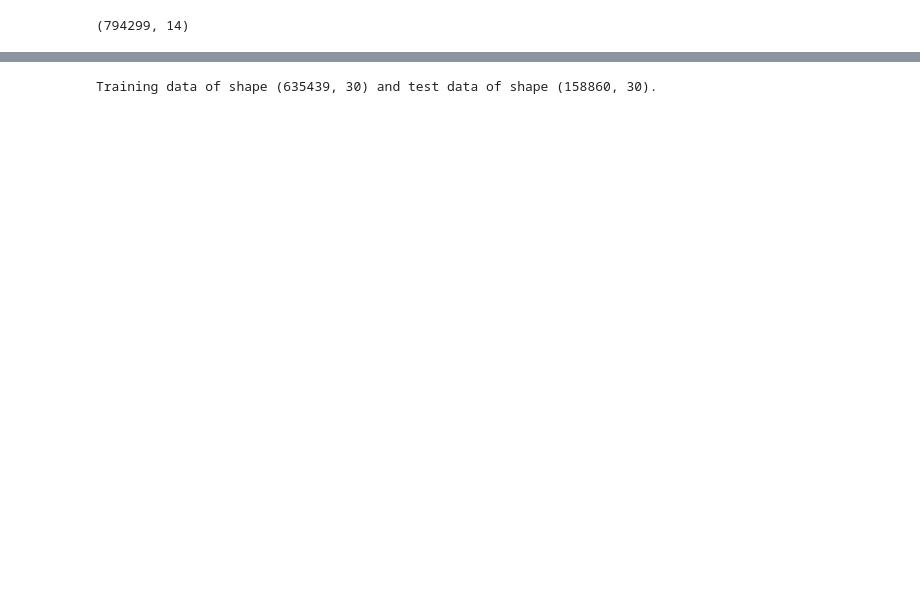
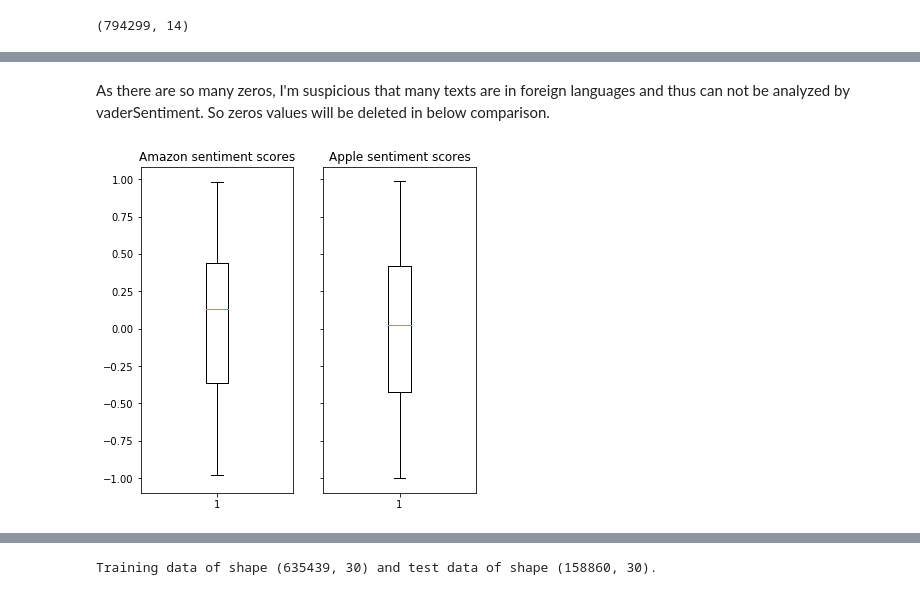
Before and after one commit to lqian5/Twitter_Text_Analysis, a Jupyter notebook: twitter.ipynb, the cells around one changed output, grey strips where cells are left out. Drawn from its saved outputs; the diff is of its cells as text; code cells hidden in the pictures; blank space fills up the shorter version.

```diff
--- a/twitter.ipynb
+++ b/twitter.ipynb
@@ -70,0 +158,4 @@ amazon_firstround = inbounds_and_outbounds[inbounds_and_outbounds['text_x'].str.
+# %%
+tweet_to_apple = tweets.text.apply(lambda txt: txt if re.search('(\W@|^@)(AppleSupport)', txt) else None)
+tweet_to_apple = tweet_to_apple[tweet_to_apple.notnull()]
+apple_score = tweet_to_apple.apply(sentiment)
@@ -70,0 +175,10 @@ amazon_firstround = inbounds_and_outbounds[inbounds_and_outbounds['text_x'].str.
+# %% [markdown]
+As there are so many zeros, I'm suspicious that many texts are in foreign languages and thus can not be analyzed by vaderSentiment. So zeros values will be deleted in below comparison.
+# %%
+fig, axes = plt.subplots(ncols=2, figsize=(6, 6), sharey=True)
+axes[0].boxplot(amazon_score[amazon_score!=0])
+axes[0].set_title('Amazon sentiment scores')
+axes[1].boxplot(apple_score[apple_score!=0])
+axes[1].set_title('Apple sentiment scores');
+# %% [output]
+[figure, added]
```
Also changed, not shown: parts of 91 cells of this notebook.
